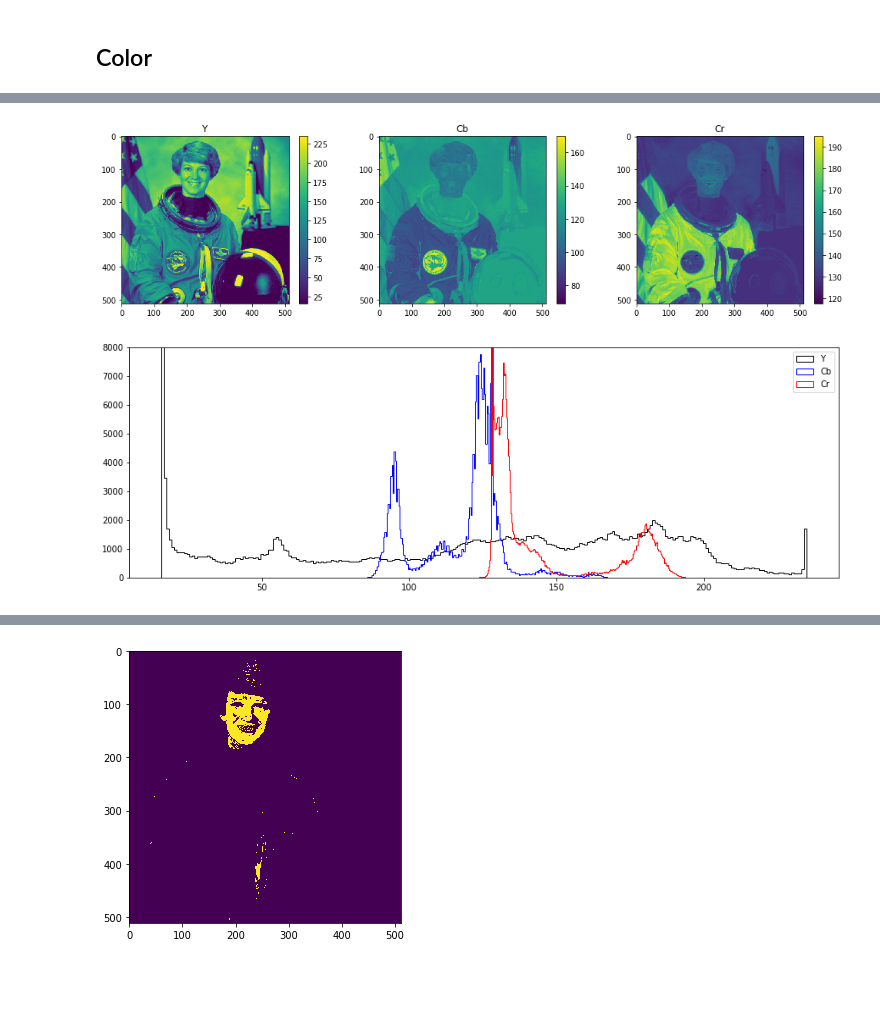
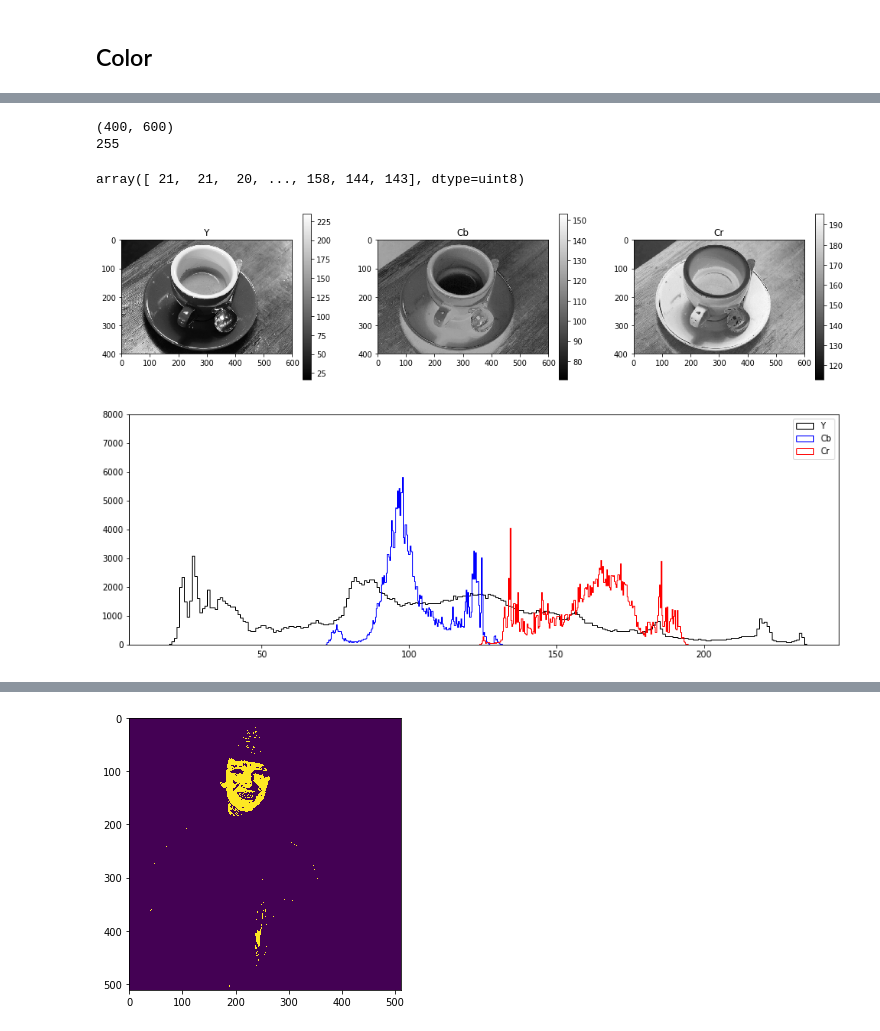
Before and after one commit to MU-CSE470/CSE470-Student, a Jupyter notebook: labs/lab-02/lab-02.ipynb, the cells around one changed output, grey strips where cells are left out. Drawn from its saved outputs; the diff is of its cells as text; code cells hidden in the pictures; blank space fills up the shorter version.

```diff
--- a/labs/lab-02/lab-02.ipynb
+++ b/labs/lab-02/lab-02.ipynb
@@ -14,4 +14,4 @@ from skimage.data import astronaut
 # %%
-im = astronaut()
+im = coffee()
 plt.imshow(im);
 # %% [output]
@@ -21,22 +26,36 @@ plt.imshow(im);
+# %%
+red = im[:,:,0]
+print(red.shape)
+print(red.max())
+# %% [output]
+(400, 600)
+255
+# %%
+red.flatten()
+# %% [output]
+array([ 21,  21,  20, ..., 158, 144, 143], dtype=uint8)
+# %%
+ycbcr = skimage.color.rgb2ycbcr(im)
 # %%
+
 plt.figure(figsize=(17,4))
 plt.subplot(1, 3, 1)
 plt.title("Y")
-plt.imshow(ycbcr[:, :, 0])
+plt.imshow(ycbcr[:, :, 0], cmap=plt.cm.gray)
 plt.colorbar()
 
 plt.subplot(1, 3, 2)
 plt.title("Cb")
-plt.imshow(ycbcr[:, :, 1])
+plt.imshow(ycbcr[:, :, 1], cmap=plt.cm.gray)
 plt.colorbar()
 
 plt.subplot(1, 3, 3)
 plt.title("Cr")
-plt.imshow(ycbcr[:, :, 2])
+plt.imshow(ycbcr[:, :, 2], cmap=plt.cm.gray)
 plt.colorbar()
 plt.show()
 # %% [output]
-[figure, old version]
+[figure, new version]
 # %%
 plt.figure(figsize=(15,5))
 plt.hist(ycbcr[:, :, 0].flatten(), histtype='step', color='k', bins=255, label='Y');
@@ -46,6 +65,6 @@ plt.ylim(0, 8000)
 plt.legend(ncol=1, loc='best')
 plt.show()
 # %% [output]
-[figure, old version]
+[figure, new version]
 # %%
 #3. Try to find a range of Y, Cr, Cb that select _only_ her face
```
Also changed, not shown: parts of 6 cells of this notebook, 3 other files.
